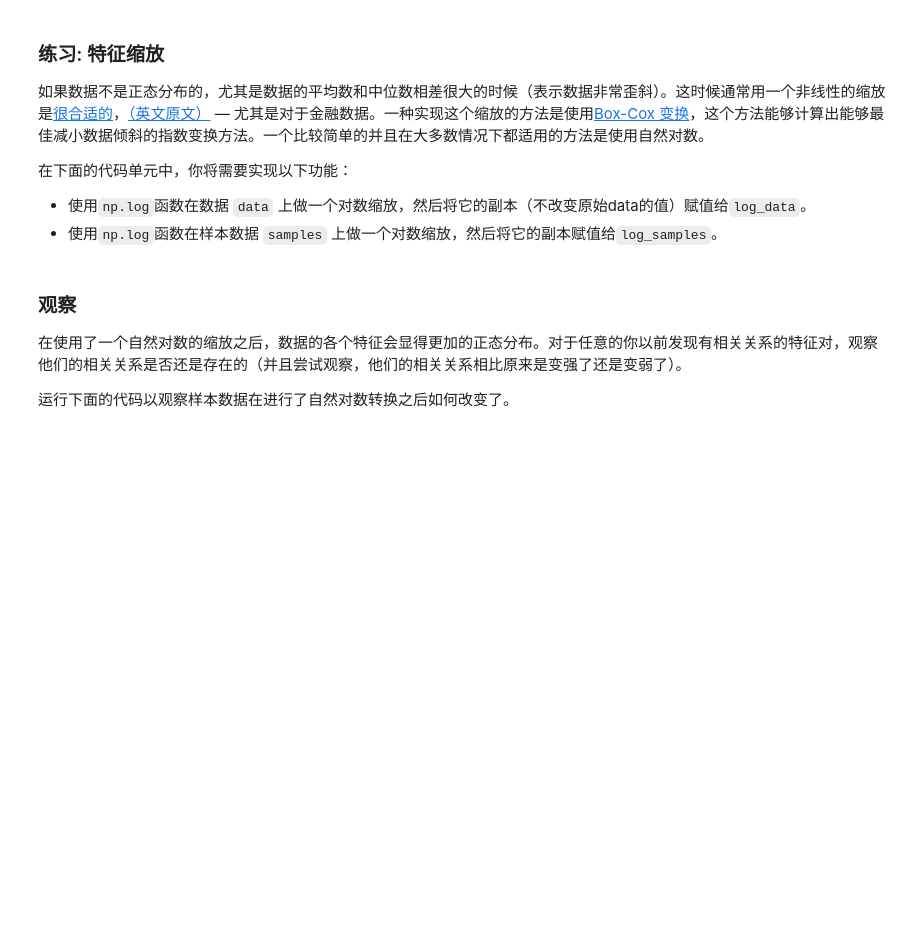
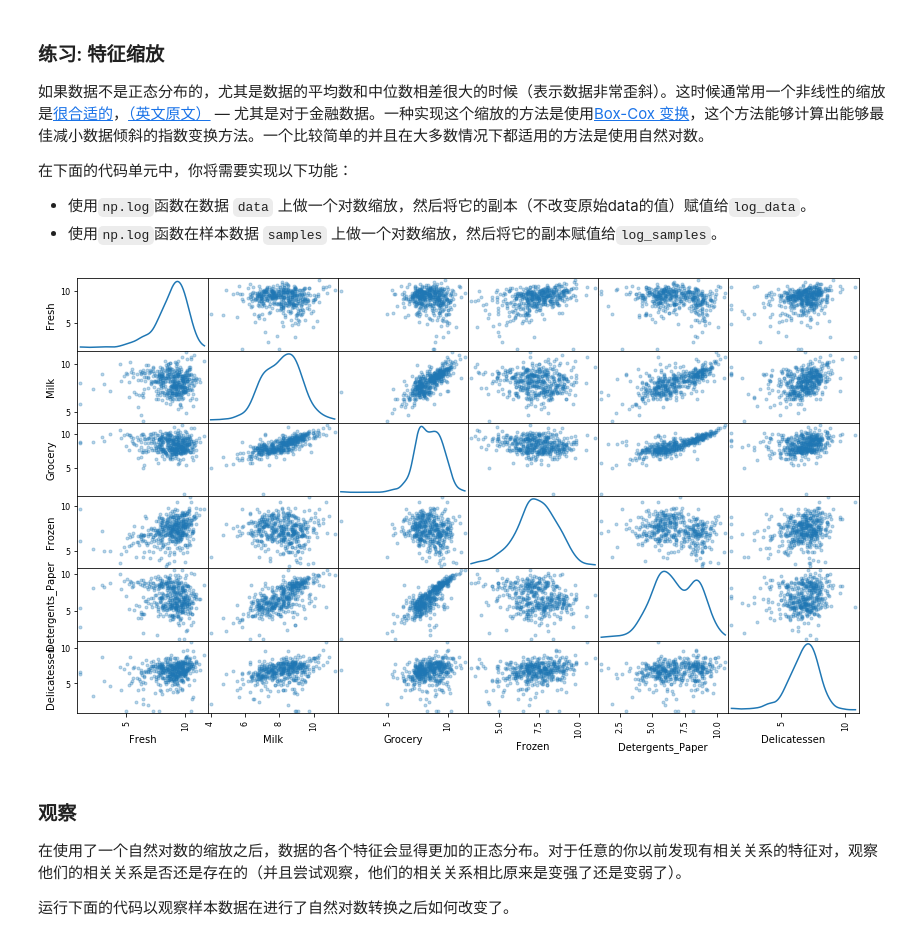
Before and after one commit to LancelotHolmes/Creating_Customer_Segments, a Jupyter notebook: customer_segments.ipynb, the cells around one changed output. Drawn from its saved outputs; the diff is of its cells as text; code cells hidden in the pictures; blank space fills up the shorter version.

```diff
--- a/customer_segments.ipynb
+++ b/customer_segments.ipynb
@@ -148,13 +148,15 @@ pd.scatter_matrix(data, alpha = 0.3, figsize = (14,8), diagonal = 'kde');
  - 使用`np.log`函数在样本数据 `samples` 上做一个对数缩放，然后将它的副本赋值给`log_samples`。
 # %%
 # TODO：使用自然对数缩放数据
-log_data = None
+log_data = np.log(data)
 
 # TODO：使用自然对数缩放样本数据
-log_samples = None
+log_samples = np.log(samples)
 
 # 为每一对新产生的特征制作一个散射矩阵
 pd.scatter_matrix(log_data, alpha = 0.3, figsize = (14,8), diagonal = 'kde');
+# %% [output]
+[figure, added]
 # %% [markdown]
 ### 观察
 在使用了一个自然对数的缩放之后，数据的各个特征会显得更加的正态分布。对于任意的你以前发现有相关关系的特征对，观察他们的相关关系是否还是存在的（并且尝试观察，他们的相关关系相比原来是变强了还是变弱了）。
```
Also changed, not shown: parts of 31 cells of this notebook, 1 other file.
